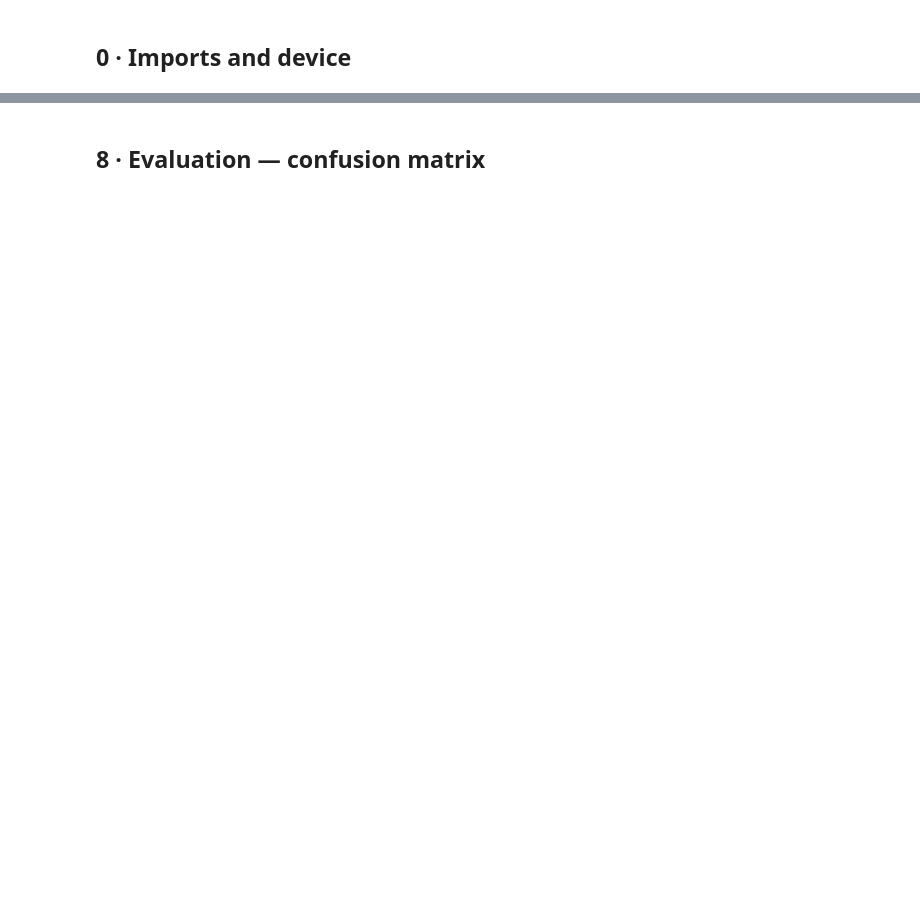
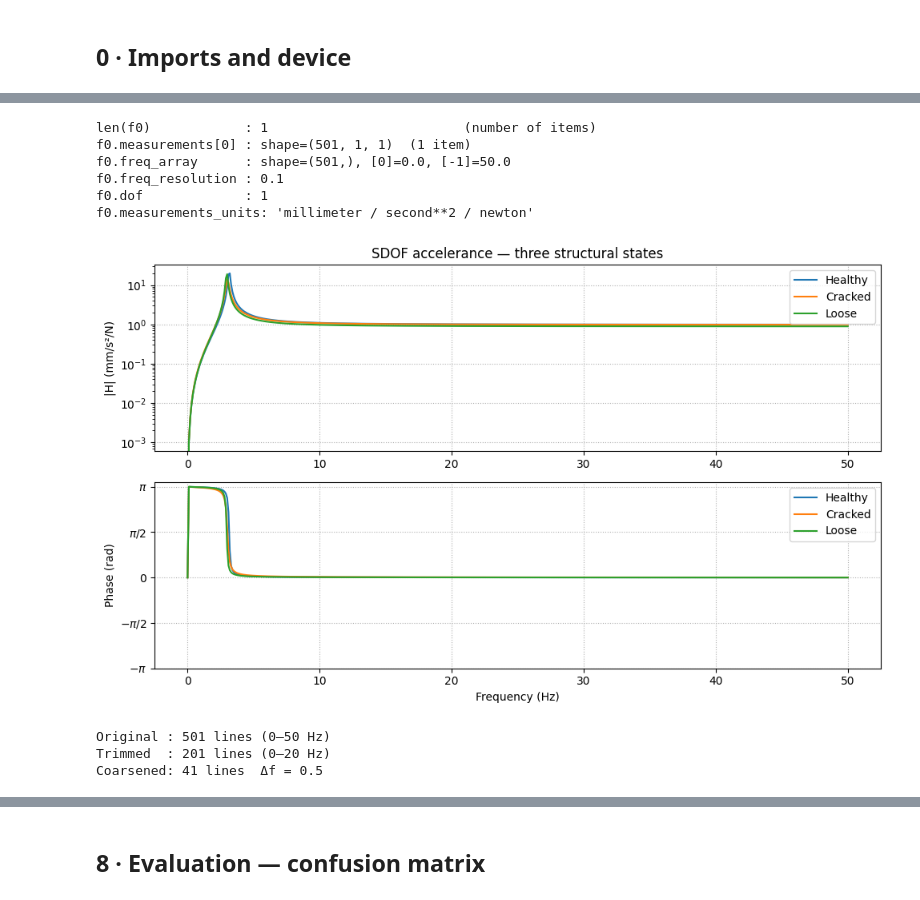
Before and after one commit to grcarmenaty/pymodal, a Jupyter notebook: demo.ipynb, the cells around one changed output, grey strips where cells are left out. Drawn from its saved outputs; the diff is of its cells as text; code cells hidden in the pictures; blank space fills up the shorter version.

```diff
--- a/demo.ipynb
+++ b/demo.ipynb
@@ -297,5 +46,0 @@ print(f"After change_freq_span: {n_freq_trimmed} frequency lines  (0–25 Hz)")
-# %%
-# Collection plot: all 180 FRFs coloured by rainbow (magnitude)
-ax, _ = collection.plot()
-ax.set_title("All 180 FRFs — magnitude (0–25 Hz)")
-plt.show()
@@ -464,0 +139,67 @@ plt.show()
+# %%
+demo_frfs = [
+    frf(
+        measurements=H_all[cls["label"] * N_PER_CLASS],
+        freq_resolution=DF,
+        measurements_units="millimeter / second**2 / newton",
+        freq_units="hertz",
+        method="SIMO",
+        name=cls["tag"],
+        path=Path(f"./_demo_{cls['tag']}.h5"),
+    )
+    for cls in CLASS_DEFS
+]
+
+f0 = demo_frfs[0]
+print(f"len(f0)            : {len(f0)}                         (number of items)")
+print(f"f0.measurements[0] : shape={f0.measurements[0].shape}  (1 item)")
+print(f"f0.freq_array      : shape={f0.freq_array.shape}, [0]={f0.freq_array[0]}, [-1]={f0.freq_array[-1]}")
+print(f"f0.freq_resolution : {f0.freq_resolution}")
+print(f"f0.dof             : {f0.dof}")
+print(f"f0.measurements_units: {f0.measurements_units!r}")
+# %% [output]
+len(f0)            : 1                         (number of items)
+f0.measurements[0] : shape=(501, 1, 1)  (1 item)
+f0.freq_array      : shape=(501,), [0]=0.0, [-1]=50.0
+f0.freq_resolution : 0.1
+f0.dof             : 1
+f0.measurements_units: 'millimeter / second**2 / newton'
+# %%
+# Magnitude + phase of the three demo FRFs
+fig, axes = plt.subplots(2, 1, figsize=(10, 6))
+for f_obj, cls in zip(demo_frfs, CLASS_DEFS):
+    arr = f_obj.measurements[0][()][:, 0, 0]   # complex spectrum, item 0
+    axes[0].semilogy(f_obj.freq_array, np.abs(arr),  label=cls["tag"])
+    axes[1].plot   (f_obj.freq_array, np.angle(arr), label=cls["tag"])
+axes[0].set(ylabel="|H| (mm/s²/N)", title="SDOF accelerance — three structural states")
+axes[1].set(ylabel="Phase (rad)", xlabel="Frequency (Hz)")
+axes[1].set_yticks([-np.pi, -np.pi/2, 0, np.pi/2, np.pi],
+                   [r"$-\pi$", r"$-\pi/2$", "0", r"$\pi/2$", r"$\pi$"])
+for ax in axes:
+    ax.legend(); ax.grid(True, linestyle=":")
+plt.tight_layout(); plt.show()
+# %% [output]
+[figure, added]
+# %%
+# change_freq_span / change_freq_resolution mutate the HDF5 file in place
+# and return self. Build a fresh 1-item collection to demonstrate.
+f_demo = frf(
+    measurements=H_all[0], freq_resolution=DF,
+    method="SIMO", name="demo",
+    path="./_demo_proc.h5",
+)
+n_orig = f_demo.measurements[0].shape[0]
+f_demo.change_freq_span(new_min_freq=0.0, new_max_freq=20.0)
+n_trim = f_demo.measurements[0].shape[0]
+f_demo.change_freq_resolution(0.5)
+n_coarse = f_demo.measurements[0].shape[0]
+print(f"Original : {n_orig} lines (0–50 Hz)")
+print(f"Trimmed  : {n_trim} lines (0–20 Hz)")
+print(f"Coarsened: {n_coarse} lines  Δf = {f_demo.freq_resolution}")
+f_demo.close()
+for d in demo_frfs:
+    d.close()
+# %% [output]
+Original : 501 lines (0–50 Hz)
+Trimmed  : 201 lines (0–20 Hz)
+Coarsened: 41 lines  Δf = 0.5
```
Also changed, not shown: parts of 59 cells of this notebook, 1 other file.
